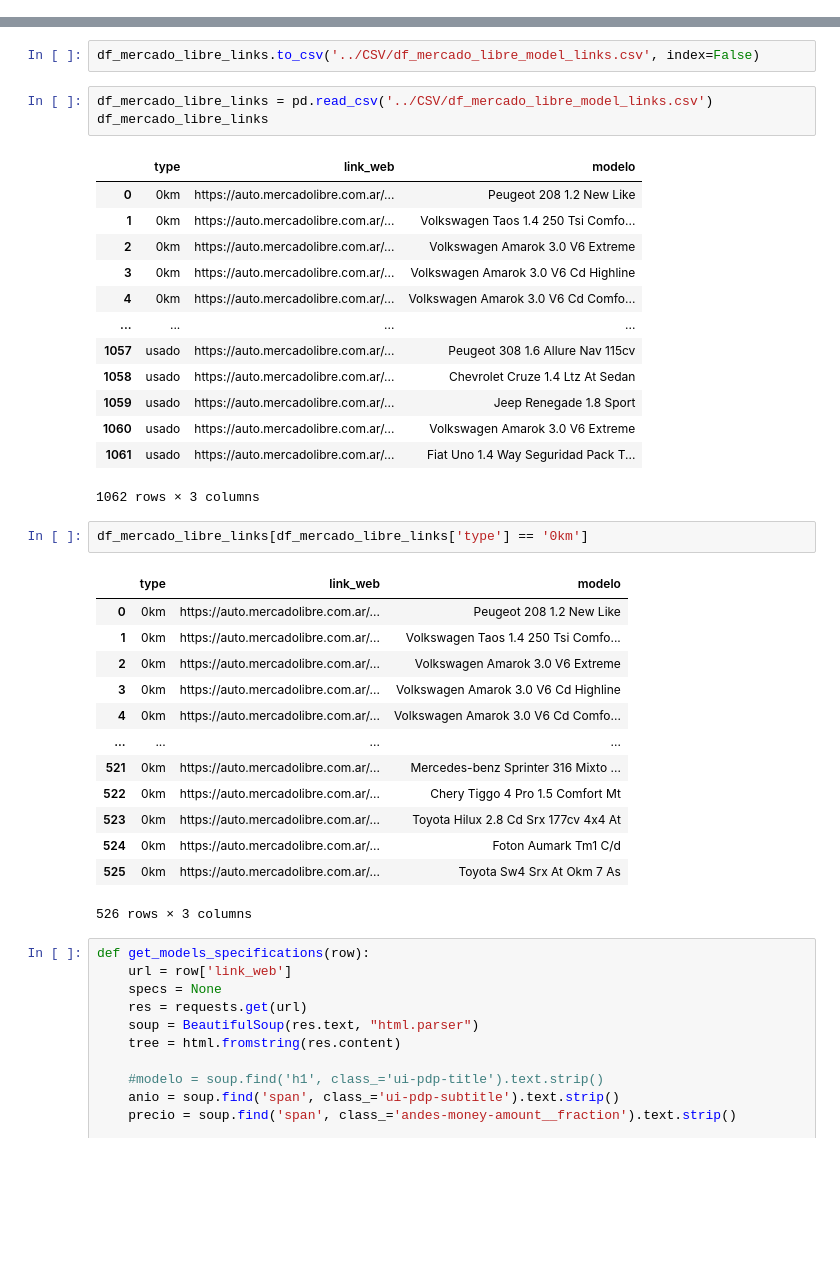
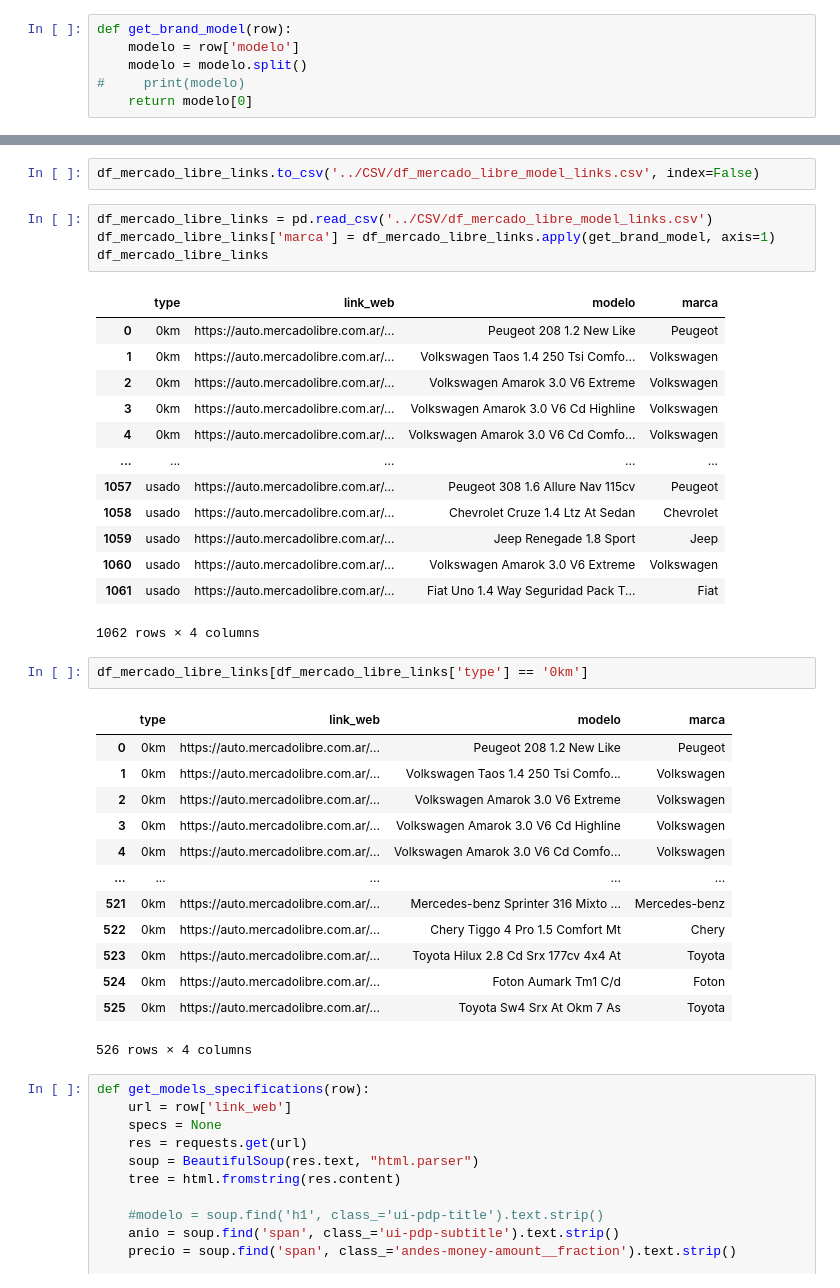
Before and after one commit to matiasfeliu92/jupyter_data, a Jupyter notebook: ETL/autos_mercado_libre_ETL.ipynb, the cells around one changed output, grey strips where cells are left out. Saved outputs shown, nothing was run; the diff lists cells and outputs as text; blank space fills up the shorter version.

Commit message:
update autos mercado libre ETL

```diff
--- a/ETL/autos_mercado_libre_ETL.ipynb
+++ b/ETL/autos_mercado_libre_ETL.ipynb
@@ -62,5 +62,11 @@ https://autos.mercadolibre.com.ar/0-km/okm_Desde_385_NoIndex_True
 https://autos.mercadolibre.com.ar/0-km/okm_Desde_433_NoIndex_True
 https://autos.mercadolibre.com.ar/0-km/okm_Desde_481_NoIndex_True
 https://autos.mercadolibre.com.ar/0-km/okm_Desde_529_NoIndex_True
+# %%
+def get_brand_model(row):
+    modelo = row['modelo']
+    modelo = modelo.split()
+#     print(modelo)
+    return modelo[0]
 # %%
 df_okm_model_links = pd.DataFrame(okm_links)
@@ -162,37 +169,38 @@ df_mercado_libre_links
 df_mercado_libre_links.to_csv('../CSV/df_mercado_libre_model_links.csv', index=False)
 # %%
 df_mercado_libre_links = pd.read_csv('../CSV/df_mercado_libre_model_links.csv')
+df_mercado_libre_links['marca'] = df_mercado_libre_links.apply(get_brand_model, axis=1)
 df_mercado_libre_links
 # %% [output]
-|  | type | link_web | modelo |
-| 0 | 0km | https://auto.mercadolibre.com.ar/... | Peugeot 208 1.2 New Like |
-| 1 | 0km | https://auto.mercadolibre.com.ar/... | Volkswagen Taos 1.4 250 Tsi Comfo... |
-| 2 | 0km | https://auto.mercadolibre.com.ar/... | Volkswagen Amarok 3.0 V6 Extreme |
-| 3 | 0km | https://auto.mercadolibre.com.ar/... | Volkswagen Amarok 3.0 V6 Cd Highline |
-| 4 | 0km | https://auto.mercadolibre.com.ar/... | Volkswagen Amarok 3.0 V6 Cd Comfo... |
-| ... | ... | ... | ... |
-| 1057 | usado | https://auto.mercadolibre.com.ar/... | Peugeot 308 1.6 Allure Nav 115cv |
-| 1058 | usado | https://auto.mercadolibre.com.ar/... | Chevrolet Cruze 1.4 Ltz At Sedan |
-| 1059 | usado | https://auto.mercadolibre.com.ar/... | Jeep Renegade 1.8 Sport |
-| 1060 | usado | https://auto.mercadolibre.com.ar/... | Volkswagen Amarok 3.0 V6 Extreme |
-| 1061 | usado | https://auto.mercadolibre.com.ar/... | Fiat Uno 1.4 Way Seguridad Pack T... |
+|  | type | link_web | modelo | marca |
+| 0 | 0km | https://auto.mercadolibre.com.ar/... | Peugeot 208 1.2 New Like | Peugeot |
+| 1 | 0km | https://auto.mercadolibre.com.ar/... | Volkswagen Taos 1.4 250 Tsi Comfo... | Volkswagen |
+| 2 | 0km | https://auto.mercadolibre.com.ar/... | Volkswagen Amarok 3.0 V6 Extreme | Volkswagen |
+| 3 | 0km | https://auto.mercadolibre.com.ar/... | Volkswagen Amarok 3.0 V6 Cd Highline | Volkswagen |
+| 4 | 0km | https://auto.mercadolibre.com.ar/... | Volkswagen Amarok 3.0 V6 Cd Comfo... | Volkswagen |
+| ... | ... | ... | ... | ... |
+| 1057 | usado | https://auto.mercadolibre.com.ar/... | Peugeot 308 1.6 Allure Nav 115cv | Peugeot |
+| 1058 | usado | https://auto.mercadolibre.com.ar/... | Chevrolet Cruze 1.4 Ltz At Sedan | Chevrolet |
+| 1059 | usado | https://auto.mercadolibre.com.ar/... | Jeep Renegade 1.8 Sport | Jeep |
+| 1060 | usado | https://auto.mercadolibre.com.ar/... | Volkswagen Amarok 3.0 V6 Extreme | Volkswagen |
+| 1061 | usado | https://auto.mercadolibre.com.ar/... | Fiat Uno 1.4 Way Seguridad Pack T... | Fiat |
-1062 rows × 3 columns
+1062 rows × 4 columns
 # %%
 df_mercado_libre_links[df_mercado_libre_links['type'] == '0km']
 # %% [output]
-|  | type | link_web | modelo |
-| 0 | 0km | https://auto.mercadolibre.com.ar/... | Peugeot 208 1.2 New Like |
-| 1 | 0km | https://auto.mercadolibre.com.ar/... | Volkswagen Taos 1.4 250 Tsi Comfo... |
-| 2 | 0km | https://auto.mercadolibre.com.ar/... | Volkswagen Amarok 3.0 V6 Extreme |
-| 3 | 0km | https://auto.mercadolibre.com.ar/... | Volkswagen Amarok 3.0 V6 Cd Highline |
-| 4 | 0km | https://auto.mercadolibre.com.ar/... | Volkswagen Amarok 3.0 V6 Cd Comfo... |
-| ... | ... | ... | ... |
-| 521 | 0km | https://auto.mercadolibre.com.ar/... | Mercedes-benz Sprinter 316 Mixto ... |
-| 522 | 0km | https://auto.mercadolibre.com.ar/... | Chery Tiggo 4 Pro 1.5 Comfort Mt |
-| 523 | 0km | https://auto.mercadolibre.com.ar/... | Toyota Hilux 2.8 Cd Srx 177cv 4x4 At |
-| 524 | 0km | https://auto.mercadolibre.com.ar/... | Foton Aumark Tm1 C/d |
-| 525 | 0km | https://auto.mercadolibre.com.ar/... | Toyota Sw4 Srx At Okm 7 As |
+|  | type | link_web | modelo | marca |
+| 0 | 0km | https://auto.mercadolibre.com.ar/... | Peugeot 208 1.2 New Like | Peugeot |
+| 1 | 0km | https://auto.mercadolibre.com.ar/... | Volkswagen Taos 1.4 250 Tsi Comfo... | Volkswagen |
+| 2 | 0km | https://auto.mercadolibre.com.ar/... | Volkswagen Amarok 3.0 V6 Extreme | Volkswagen |
+| 3 | 0km | https://auto.mercadolibre.com.ar/... | Volkswagen Amarok 3.0 V6 Cd Highline | Volkswagen |
+| 4 | 0km | https://auto.mercadolibre.com.ar/... | Volkswagen Amarok 3.0 V6 Cd Comfo... | Volkswagen |
+| ... | ... | ... | ... | ... |
+| 521 | 0km | https://auto.mercadolibre.com.ar/... | Mercedes-benz Sprinter 316 Mixto ... | Mercedes-benz |
+| 522 | 0km | https://auto.mercadolibre.com.ar/... | Chery Tiggo 4 Pro 1.5 Comfort Mt | Chery |
+| 523 | 0km | https://auto.mercadolibre.com.ar/... | Toyota Hilux 2.8 Cd Srx 177cv 4x4 At | Toyota |
+| 524 | 0km | https://auto.mercadolibre.com.ar/... | Foton Aumark Tm1 C/d | Foton |
+| 525 | 0km | https://auto.mercadolibre.com.ar/... | Toyota Sw4 Srx At Okm 7 As | Toyota |
-526 rows × 3 columns
+526 rows × 4 columns
 # %%
 def get_models_specifications(row):
     url = row['link_web']
```
Also changed, not shown: parts of 8 cells of this notebook, 3 other files.
